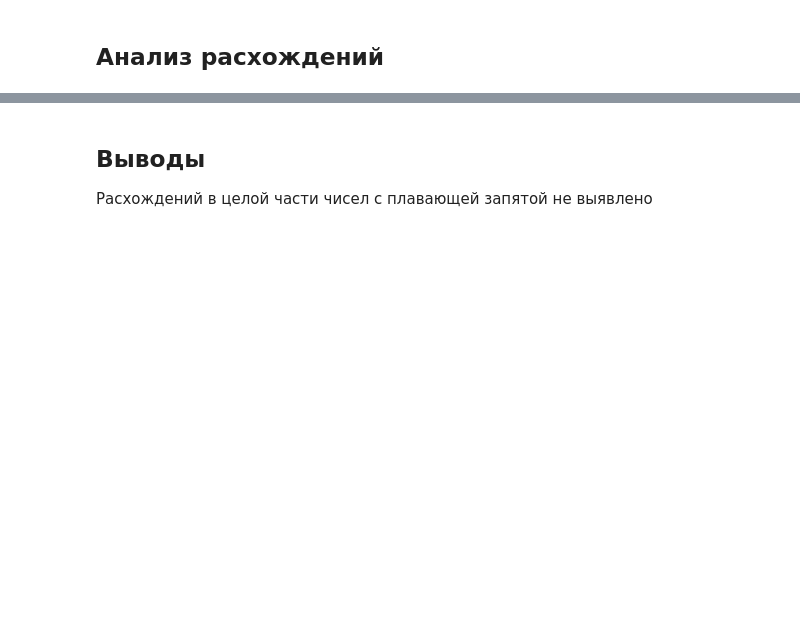
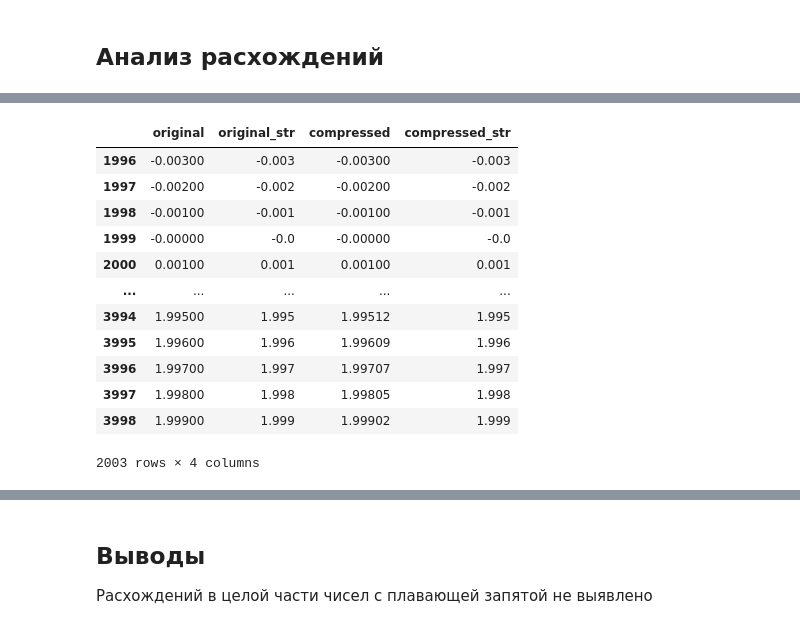
Before and after one commit to antrushin/test_compression_vtb_scorekit, a Jupyter notebook: sample_creation_and_test_compression_mlkit.ipynb, the cells around one changed output, grey strips where cells are left out. Cells and saved outputs as stored; diff of their text form; code cells hidden in the pictures; blank space fills up the shorter version.

```diff
--- a/sample_creation_and_test_compression_mlkit.ipynb
+++ b/sample_creation_and_test_compression_mlkit.ipynb
@@ -388,0 +430,16 @@ def calc_abs_diff(original_sample: pd.Series, compressed_sample: pd.Series) -> N
+# %%
+temp_df.tail(2003)
+# %% [output]
+|  | original | original_str | compressed | compressed_str |
+| 1996 | -0.00300 | -0.003 | -0.00300 | -0.003 |
+| 1997 | -0.00200 | -0.002 | -0.00200 | -0.002 |
+| 1998 | -0.00100 | -0.001 | -0.00100 | -0.001 |
+| 1999 | -0.00000 | -0.0 | -0.00000 | -0.0 |
+| 2000 | 0.00100 | 0.001 | 0.00100 | 0.001 |
+| ... | ... | ... | ... | ... |
+| 3994 | 1.99500 | 1.995 | 1.99512 | 1.995 |
+| 3995 | 1.99600 | 1.996 | 1.99609 | 1.996 |
+| 3996 | 1.99700 | 1.997 | 1.99707 | 1.997 |
+| 3997 | 1.99800 | 1.998 | 1.99805 | 1.998 |
+| 3998 | 1.99900 | 1.999 | 1.99902 | 1.999 |
+2003 rows × 4 columns
```
Also changed, not shown: parts of 11 cells of this notebook, 1 other file.
